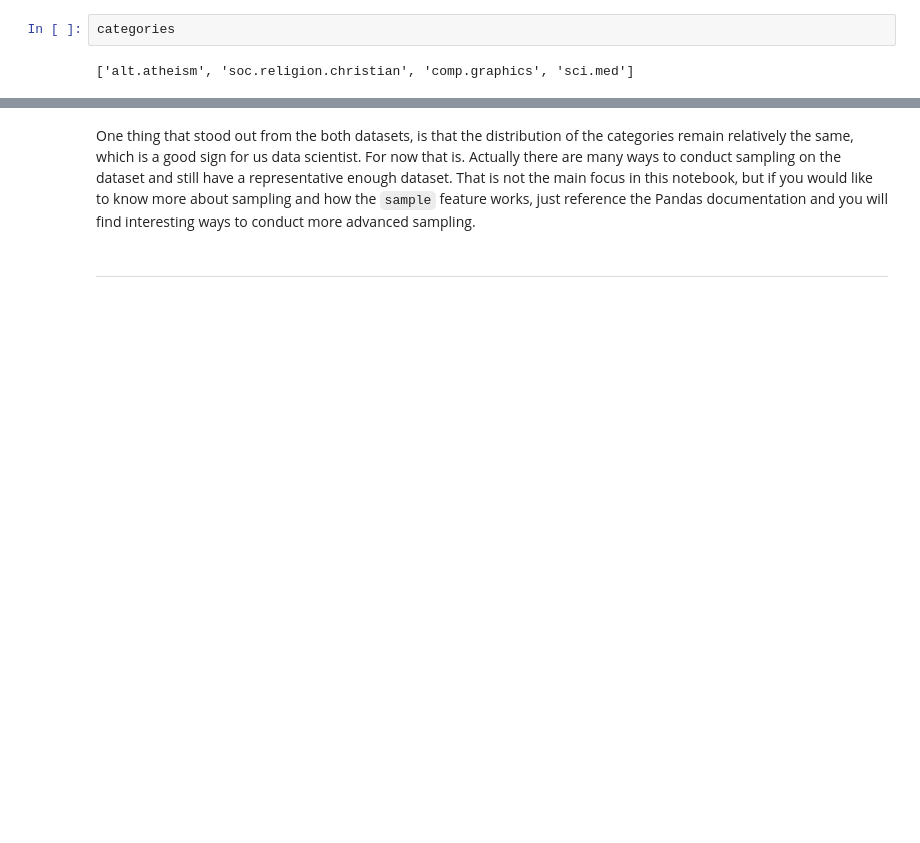
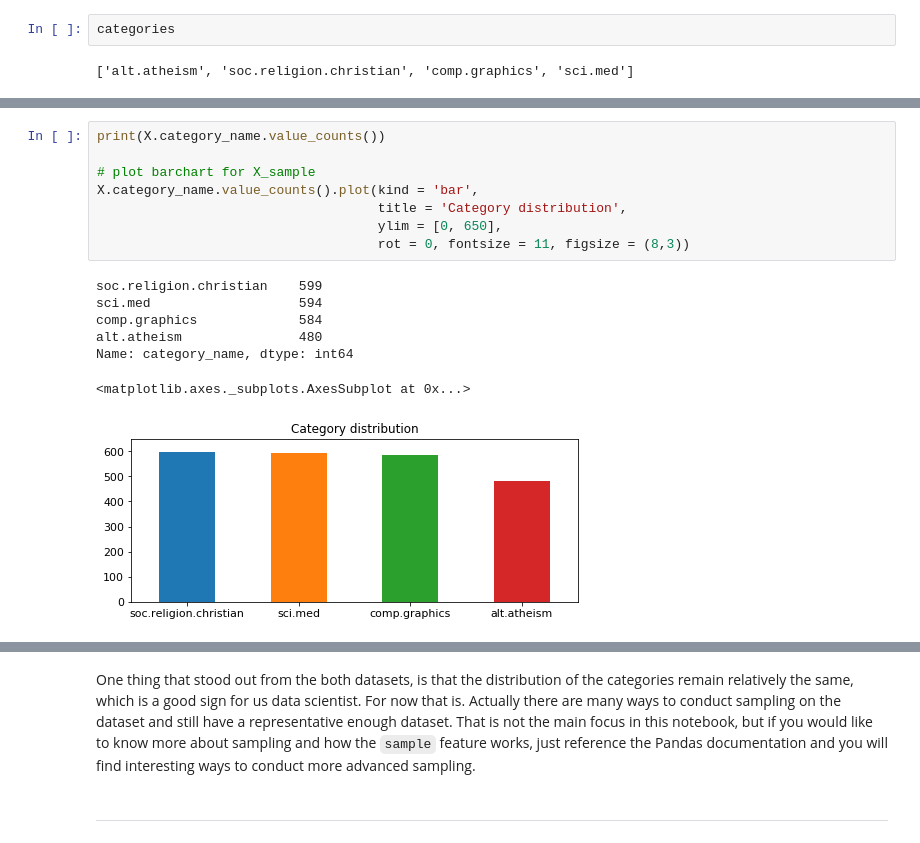
Before and after one commit to omarsar/data_mining_2017_fall_lab, a Jupyter notebook: news_data_mining.ipynb, the cells around one changed output, grey strips where cells are left out. Saved outputs shown, nothing was run; the diff lists cells and outputs as text; blank space fills up the shorter version.

```diff
--- a/news_data_mining.ipynb
+++ b/news_data_mining.ipynb
@@ -547,0 +620,16 @@ py.iplot(ta.plot_word_frequency(X_sample_category_counts, "Category distribution
+# %%
+print(X.category_name.value_counts())
+
+# plot barchart for X_sample
+X.category_name.value_counts().plot(kind = 'bar',
+                                    title = 'Category distribution',
+                                    ylim = [0, 650],
+                                    rot = 0, fontsize = 11, figsize = (8,3))
+# %% [output]
+soc.religion.christian    599
+sci.med                   594
+comp.graphics             584
+alt.atheism               480
+Name: category_name, dtype: int64
+<matplotlib.axes._subplots.AxesSubplot at 0x...>
+[figure, added]
```
Also changed, not shown: parts of 45 cells of this notebook, 3 other files.
